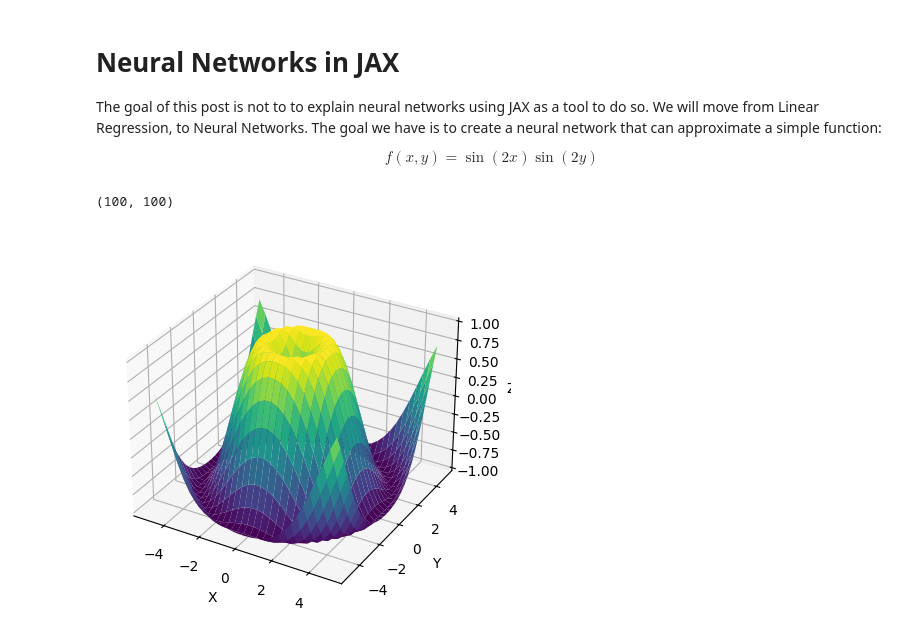
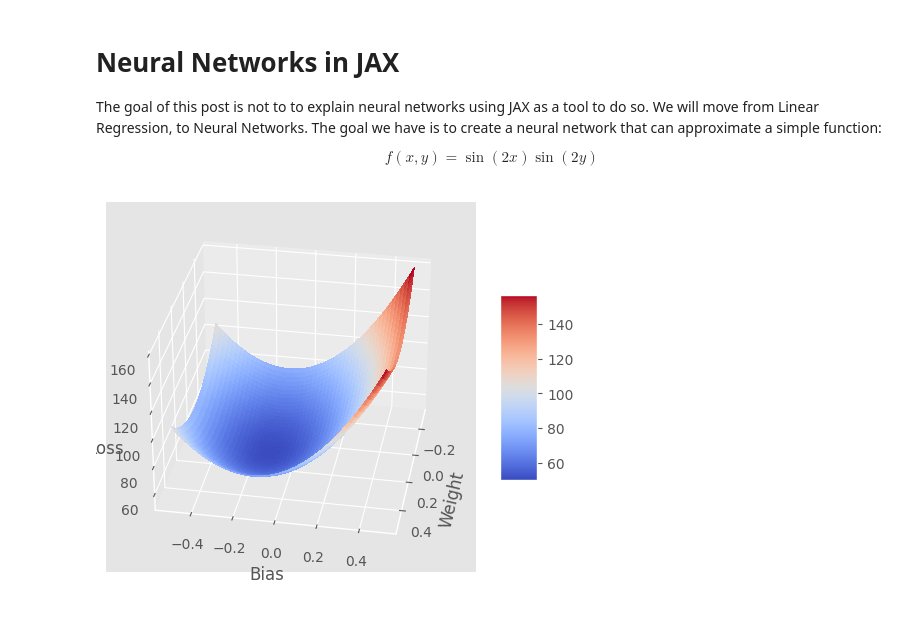
Before and after one commit to jackbmontgomery/jackbmontgomery.com, a Jupyter notebook: notebooks/neural-network-jax.ipynb, the cells around one changed output. Cells and saved outputs as stored; diff of their text form; code cells hidden in the pictures; blank space fills up the shorter version.

```diff
--- a/notebooks/neural-network-jax.ipynb
+++ b/notebooks/neural-network-jax.ipynb
@@ -24,34 +8,0 @@ training_outputs = jax.vmap(func)(training_inputs[:, 0], training_inputs[:, 1])
-# %%
-x_values = jnp.linspace(0, 2 * jnp.pi, 100)
-y_values = jnp.linspace(0, 2 * jnp.pi, 100)
-X, Y = jnp.meshgrid(x_values, y_values)
-X.shape
-# %% [output]
-(100, 100)
-# %%
-import numpy as np
-import matplotlib.pyplot as plt
-from mpl_toolkits.mplot3d import Axes3D
-
-# Generate example data
-x = np.linspace(-5, 5, 30)
-y = np.linspace(-5, 5, 30)
-X, Y = np.meshgrid(x, y)
-Z = np.sin(np.sqrt(X**2 + Y**2))  # Example function
-
-# Create a 3D figure
-fig = plt.figure()
-ax = fig.add_subplot(111, projection="3d")
-
-# Plot the surface
-ax.plot_surface(X, Y, Z, cmap="viridis", edgecolor="none")
-
-# Labels
-ax.set_xlabel("X")
-ax.set_ylabel("Y")
-ax.set_zlabel("Z")
-
-# Show the plot
-plt.show()
-# %% [output]
-[figure, removed]
@@ -57,0 +31,43 @@ plt.show()
+# %%
+x_values = jnp.linspace(-jnp.pi, jnp.pi, 100)
+y_values = jnp.cos(2 * x_values)
+
+def forward(x, weight, bias):
+    return x * weight + bias
+
+def compute_loss(weight, bias, x_values, y_values):
+    y_pred = forward(x_values, weight, bias)
+    loss = jnp.sum((y_pred - y_values) ** 2)
+    return loss
+
+def compute_loss_wrapper(weight_bias, x_values, y_values):
+    weight, bias = weight_bias
+    return compute_loss(weight, bias, x_values, y_values)
+
+dimension = 50
+
+weights = jnp.linspace(-0.3,  0.5, dimension)
+biases = jnp.linspace(-0.5,  0.5, dimension)
+
+weights_biases = jnp.array(list(itertools.product(weights, biases)))
+vec_compute_loss = jax.vmap(compute_loss_wrapper, in_axes=[0, None, None])
+losses = vec_compute_loss(weights_biases, x_values, y_values)
+# %%
+from matplotlib import cm
+fig, ax = plt.subplots(subplot_kw={"projection": "3d"})
+ax.view_init(azim=10)
+
+X, Y = jnp.meshgrid(weights, biases)
+R = jnp.sqrt(X**2 + Y**2)
+Z = losses.reshape(dimension, dimension)
+surf = ax.plot_surface(X, Y, Z, cmap=cm.coolwarm, linewidth=0, antialiased=False)
+
+ax.set_xlabel("Weight")
+ax.set_ylabel("Bias")
+ax.set_zlabel("Loss", labelpad=0)
+
+fig.colorbar(surf, shrink=0.5, aspect=5)
+
+plt.show()
+# %% [output]
+[figure, added]
```
Also changed, not shown: parts of 3 cells of this notebook, 1 other file.
